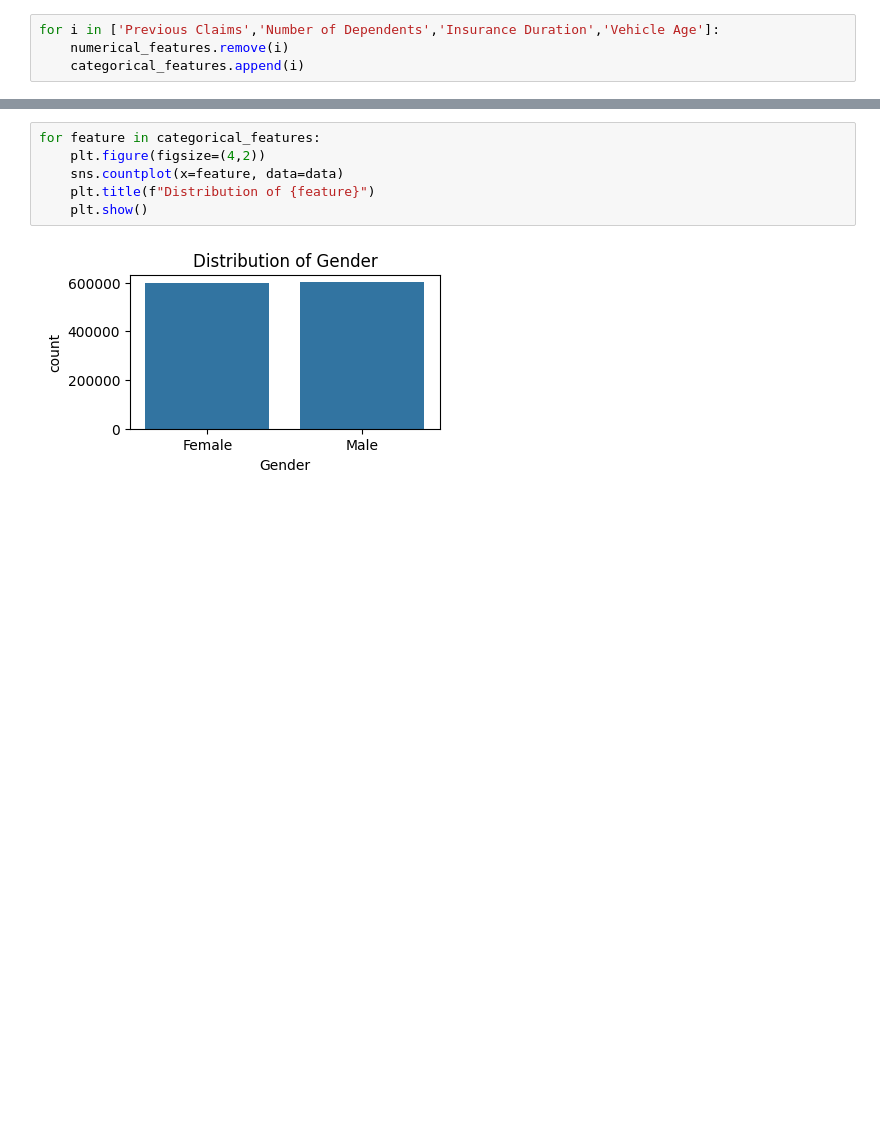
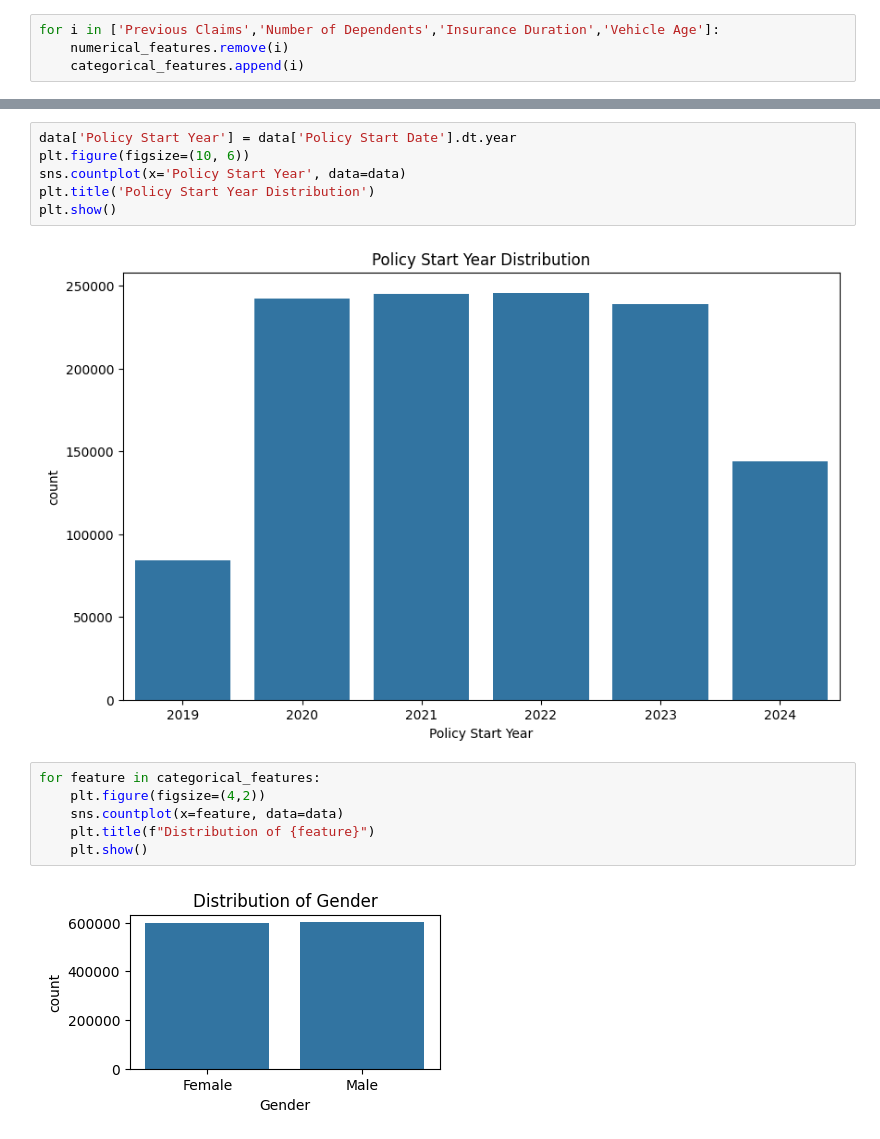
Before and after one commit to Mahaa-Lakshmi/SmartPremium, a Jupyter notebook: notebooks/EDA.ipynb, the cells around one changed output, grey strips where cells are left out. Drawn from its saved outputs; the diff is of its cells as text; blank space fills up the shorter version.

```diff
--- a/notebooks/EDA.ipynb
+++ b/notebooks/EDA.ipynb
@@ -90,3 +181,11 @@ plt.show()
+# %%
+data['Policy Start Year'] = data['Policy Start Date'].dt.year
+plt.figure(figsize=(10, 6))
+sns.countplot(x='Policy Start Year', data=data)
+plt.title('Policy Start Year Distribution')
+plt.show()
+# %% [output]
+[figure, added]
 # %%
 for feature in categorical_features:
     plt.figure(figsize=(4,2))
```
Also changed, not shown: parts of 13 cells of this notebook, 1 other file.
